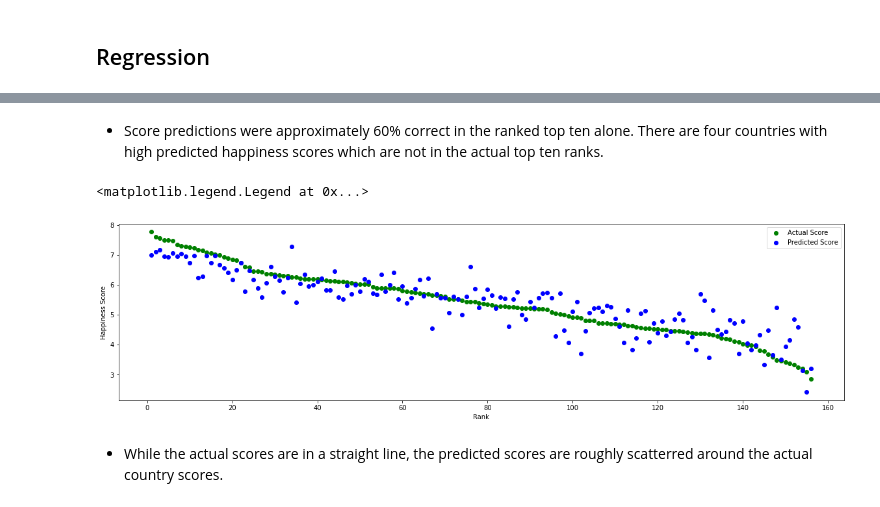
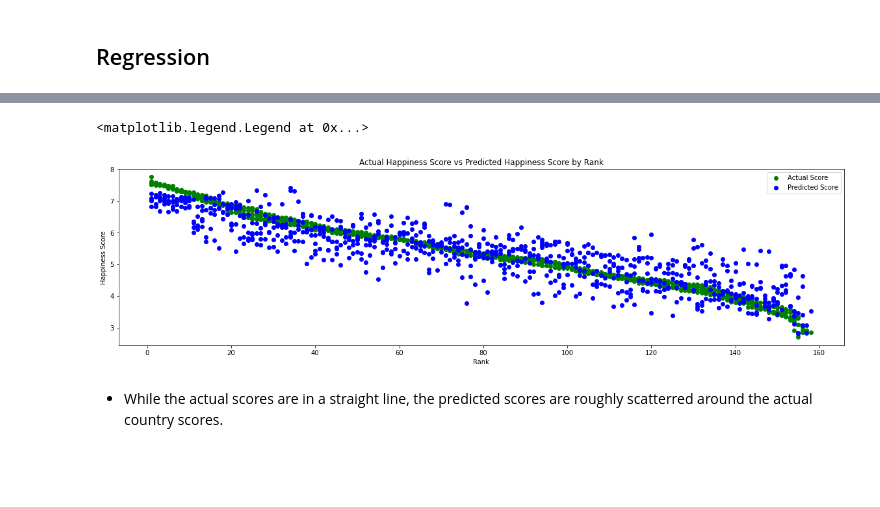
Before and after one commit to samquan/world_happiness, a Jupyter notebook: World Happiness Analysis.ipynb, the cells around one changed output, grey strips where cells are left out. Cells and saved outputs as stored; diff of their text form; code cells hidden in the pictures; blank space fills up the shorter version.

```diff
--- a/World Happiness Analysis.ipynb
+++ b/World Happiness Analysis.ipynb
@@ -225,14 +268,13 @@ Text(0.5, 1.0, 'Ten Least Happiest Countries in 2019')
 # %% [markdown]
 ## Regression
 # %%
-# Ordinary Least Square Regression Model Using 2019 Dataset
+# Ordinary Least Square Regression Model with full data set
 
-X = data_19[['Economy', 'Social Support', 'Life Expectancy', 'Freedom', 'Generosity', 'Perception of Corruption']]
-Y = data_19[['Happiness Score']]
+X = data[['Economy', 'Social Support', 'Life Expectancy', 'Freedom', 'Generosity', 'Perception of Corruption']]
+Y = data[['Happiness Score']]
 X = sm.add_constant(X)
-model = sm.OLS(Y, X)
-model_results = model.fit()
-print(model_results.summary())
+model = sm.OLS(Y, X).fit()
+print(model.summary())
 # %% [output]
                             OLS Regression Results
 ==============================================================================
@@ -256,9 +298,7 @@ Warnings:
 # %%
-# Predict happiness scores for countries in 2019
+# Predicting happiness scores
 
-model_predictions = model_results.predict(X).to_frame()
+model_predictions = model.predict(X).to_frame()
 model_predictions.columns = ['Predicted Happiness Score']
 
-data_19_with_predictions = data_19.join(model_predictions).sort_values('Predicted Happiness Score', ascending=False)
-
-data_19_with_predictions.head(10)
+data_with_predictions = data.join(model_predictions).sort_values('Predicted Happiness Score', ascending=False)
@@ -277,19 +305,20 @@ data_19_with_predictions.head(10)
-# %% [markdown]
-- Score predictions were approximately 60% correct in the ranked top ten alone. There are four countries with high predicted happiness scores which are not in the actual top ten ranks.
 # %%
+#Validating Predictions
+
 fig, ax = plt.subplots()
 
-plt.scatter(data_19_with_predictions['Rank'], data_19_with_predictions['Happiness Score'], label='Actual Score', color='green')
+plt.scatter(data_with_predictions['Rank'], data_with_predictions['Happiness Score'], label='Actual Score', color='green')
 plt.xlabel('Rank')
 plt.ylabel('Happiness Score')
 
-plt.scatter(data_19_with_predictions['Rank'], data_19_with_predictions['Predicted Happiness Score'], label='Predicted Score', color='blue')
+plt.scatter(data_with_predictions['Rank'], data_with_predictions['Predicted Happiness Score'], label='Predicted Score', color='blue')
 plt.xlabel('Rank')
 plt.ylabel('Happiness Score')
 
+plt.title('Actual Happiness Score vs Predicted Happiness Score by Rank')
 ax.legend()
 # %% [output]
 <matplotlib.legend.Legend at 0x...>
-[figure, old version]
+[figure, new version]
 # %% [markdown]
 - While the actual scores are in a straight line, the predicted scores are roughly scatterred around the actual country scores.
```
Also changed, not shown: parts of 17 cells of this notebook.
